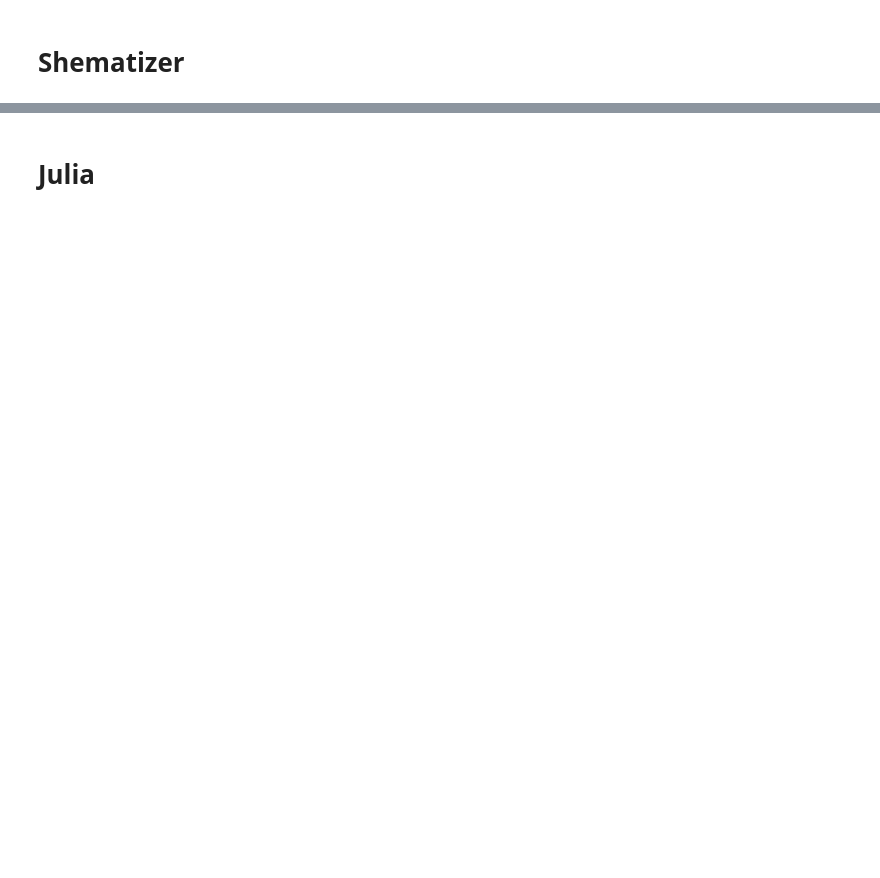
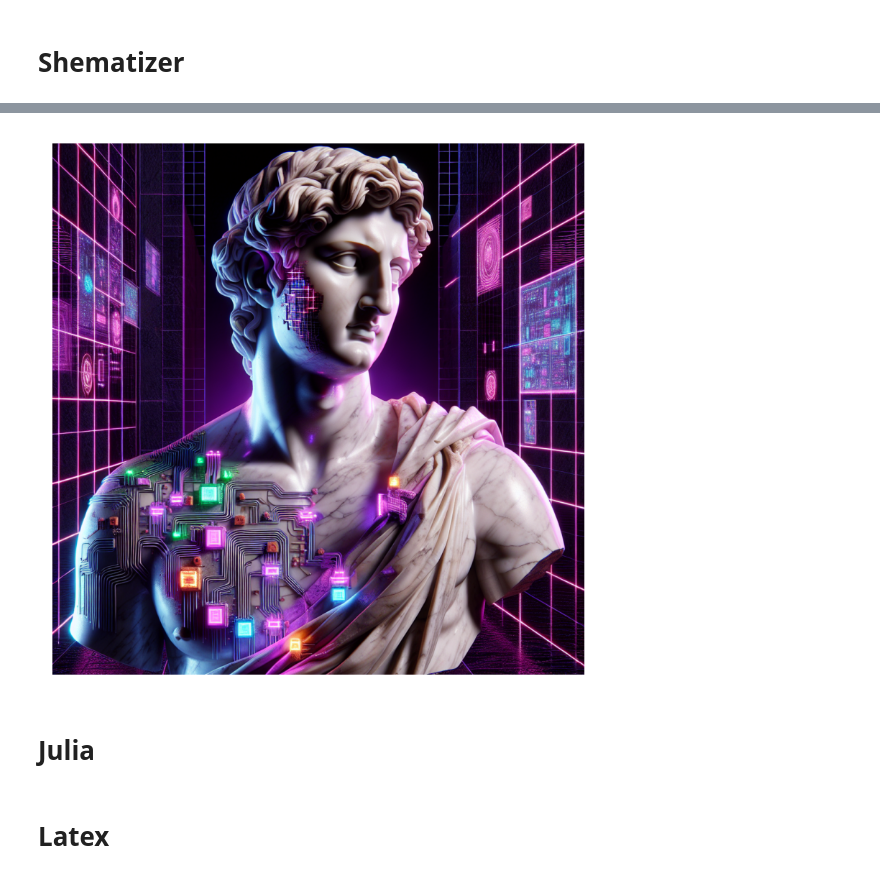
Before and after one commit to johndef64/pychatgpt, a Jupyter notebook: copilot_notebook.ipynb, the cells around one changed output, grey strips where cells are left out. Drawn from its saved outputs; the diff is of its cells as text; code cells hidden in the pictures; blank space fills up the shorter version.

```diff
--- a/copilot_notebook.ipynb
+++ b/copilot_notebook.ipynb
@@ -72,3 +164,10 @@ op.schematizer(m)
+# %%
+m="""
+Image of Michelangelo's David statue in a cyber futuristic Retrowave, Vaporwave style. The statue should have electronic circuitry and neon lights embedded on it, showcasing a blend of classical antiquity and high-tech elements. The background should include neon grids, vibrant colors like purple and pink, and glowing geometric shapes, reflecting a retro-futuristic, cyberpunk atmosphere.
+"""
+op.create_image(m, "dall-e-3")
+# %% [output]
+[figure, added]
 # %% [markdown]
 # Julia
 # %%
@@ -80,3 +179,5 @@ m="""
 Thanks darling, see you later...
 """
 op.chat_with('julia',m)
+# %% [markdown]
+# Latex
```
Also changed, not shown: parts of 19 cells of this notebook, 1 other file.
